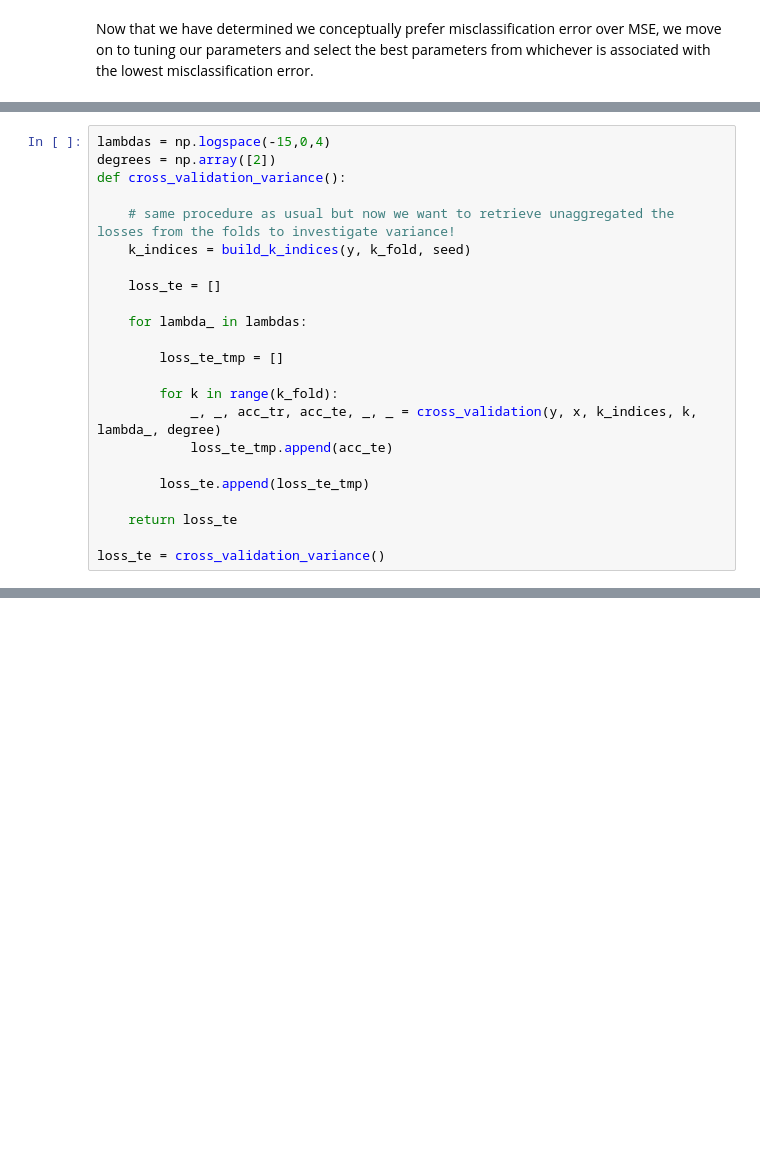
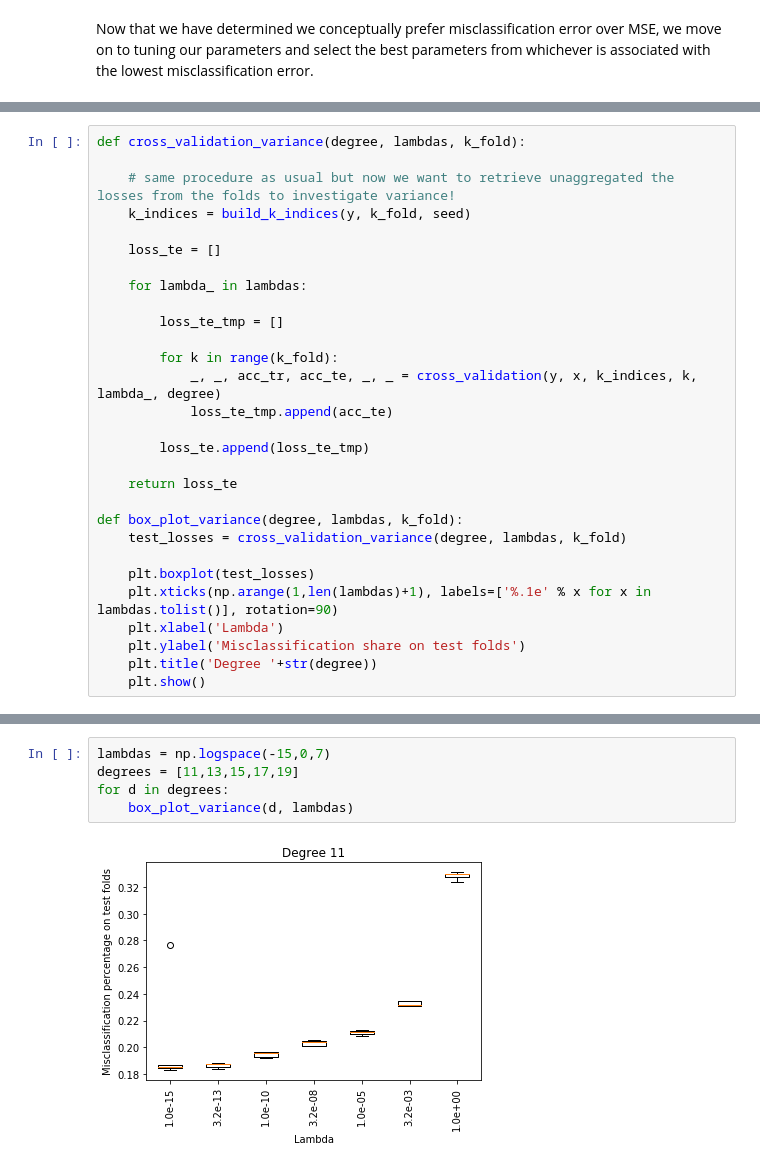
Before and after one commit to KamranSattary/ML-CS-433-Project-1, a Jupyter notebook: src/Visualising Ridge Tuning.ipynb, the cells around one changed output, grey strips where cells are left out. Saved outputs shown, nothing was run; the diff lists cells and outputs as text; blank space fills up the shorter version.

```diff
--- a/src/Visualising Ridge Tuning.ipynb
+++ b/src/Visualising Ridge Tuning.ipynb
@@ -273,7 +266,5 @@ LinAlgError: Singular matrix
 # %%
-lambdas = np.logspace(-15,0,4)
-degrees = np.array([2])
-def cross_validation_variance():
+def cross_validation_variance(degree, lambdas, k_fold):
 
     # same procedure as usual but now we want to retrieve unaggregated the losses from the folds to investigate variance!
     k_indices = build_k_indices(y, k_fold, seed)
@@ -292,4 +283,12 @@ def cross_validation_variance():
 
     return loss_te
 
-loss_te = cross_validation_variance()
+def box_plot_variance(degree, lambdas, k_fold):
+    test_losses = cross_validation_variance(degree, lambdas, k_fold)
+
+    plt.boxplot(test_losses)
+    plt.xticks(np.arange(1,len(lambdas)+1), labels=['%.1e' % x for x in lambdas.tolist()], rotation=90)
+    plt.xlabel('Lambda')
+    plt.ylabel('Misclassification share on test folds')
+    plt.title('Degree '+str(degree))
+    plt.show()
@@ -300,0 +295,7 @@ plt.show()
+# %%
+lambdas = np.logspace(-15,0,7)
+degrees = [11,13,15,17,19]
+for d in degrees:
+    box_plot_variance(d, lambdas)
+# %% [output]
+[figure, added]
```
Also changed, not shown: parts of 14 cells of this notebook, 6 other files.
